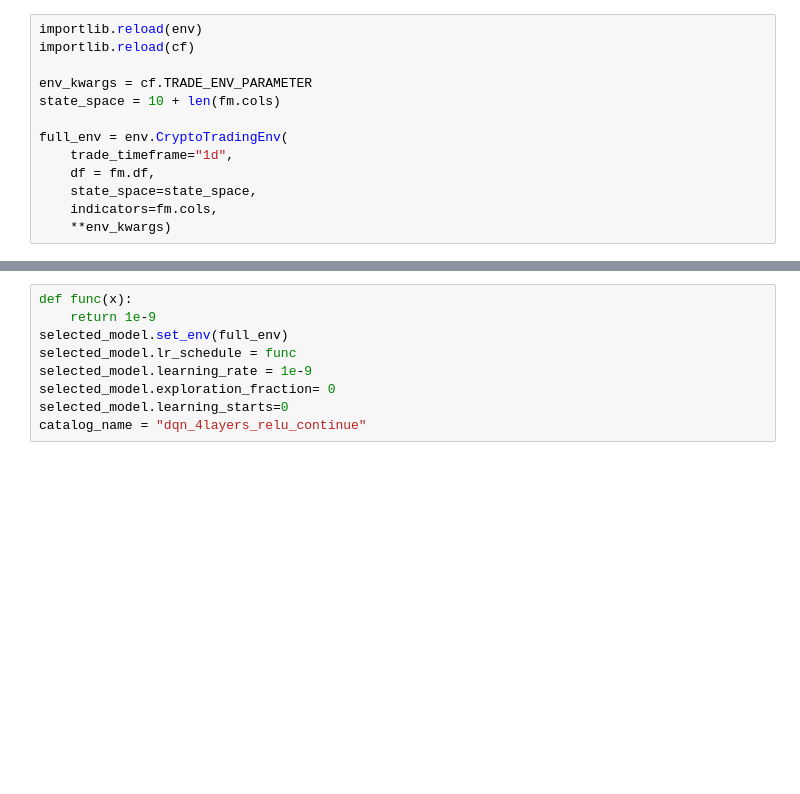
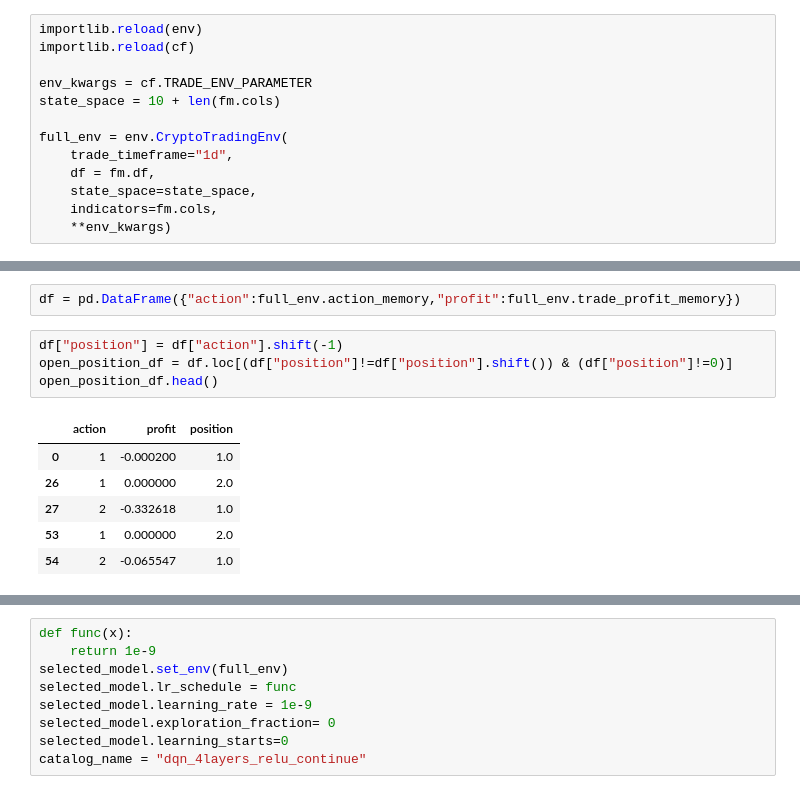
Before and after one commit to hiepsikien/TraderRobot, a Jupyter notebook: project/lr_predict.ipynb, the cells around one changed output, grey strips where cells are left out. Drawn from its saved outputs; the diff is of its cells as text; blank space fills up the shorter version.

```diff
--- a/project/lr_predict.ipynb
+++ b/project/lr_predict.ipynb
@@ -46,0 +78,13 @@ selected_model = agent.load_model_from_checkpoint(
+# %%
+df = pd.DataFrame({"action":full_env.action_memory,"profit":full_env.trade_profit_memory})
+# %%
+df["position"] = df["action"].shift(-1)
+open_position_df = df.loc[(df["position"]!=df["position"].shift()) & (df["position"]!=0)]
+open_position_df.head()
+# %% [output]
+|  | action | profit | position |
+| 0 | 1 | -0.000200 | 1.0 |
+| 26 | 1 | 0.000000 | 2.0 |
+| 27 | 2 | -0.332618 | 1.0 |
+| 53 | 1 | 0.000000 | 2.0 |
+| 54 | 2 | -0.065547 | 1.0 |
```
Also changed, not shown: parts of 7 cells of this notebook, 13 other files.
